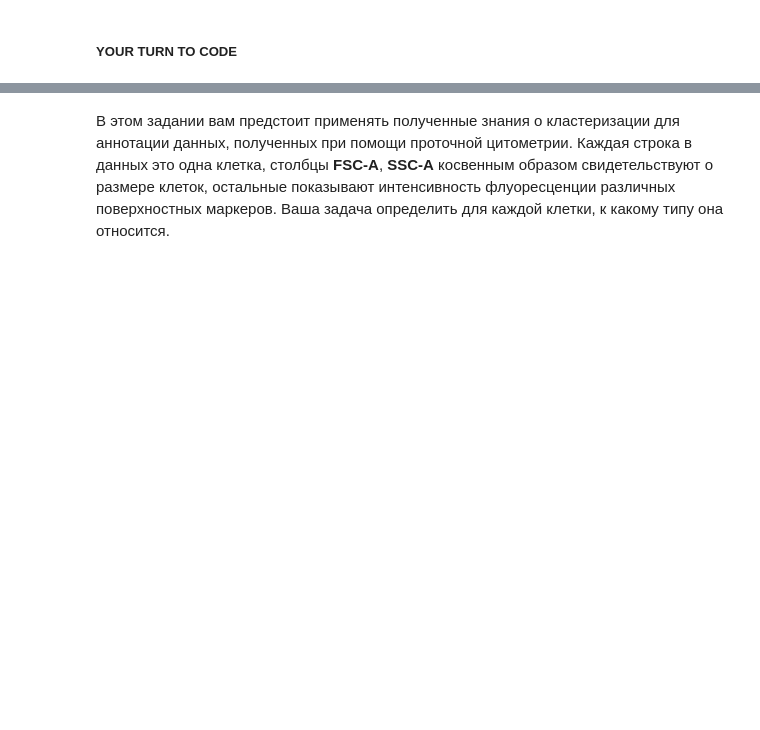
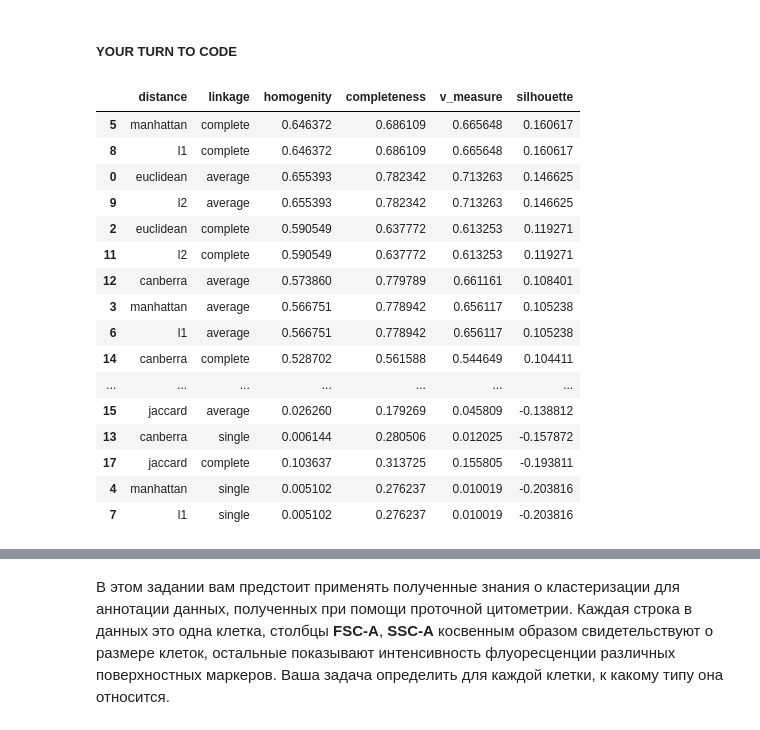
Before and after one commit to nvaulin/ML_BI_2023, a Jupyter notebook: HW3_Unsupervised/Cluster_tSNE.ipynb, the cells around one changed output, grey strips where cells are left out. Drawn from its saved outputs; the diff is of its cells as text; code cells hidden in the pictures; blank space fills up the shorter version.

```diff
--- a/HW3_Unsupervised/Cluster_tSNE.ipynb
+++ b/HW3_Unsupervised/Cluster_tSNE.ipynb
@@ -256,2 +274,23 @@ def algorithm_selection(X, distances, algorithms, metrics):
 
     return compare_dataframe
+# %%
+selection_scores = select_algorithm(X)
+selection_scores.sort_values('silhouette', ascending=False)
+# %% [output]
+|  | distance | linkage | homogenity | completeness | v_measure | silhouette |
+| 5 | manhattan | complete | 0.646372 | 0.686109 | 0.665648 | 0.160617 |
+| 8 | l1 | complete | 0.646372 | 0.686109 | 0.665648 | 0.160617 |
+| 0 | euclidean | average | 0.655393 | 0.782342 | 0.713263 | 0.146625 |
+| 9 | l2 | average | 0.655393 | 0.782342 | 0.713263 | 0.146625 |
+| 2 | euclidean | complete | 0.590549 | 0.637772 | 0.613253 | 0.119271 |
+| 11 | l2 | complete | 0.590549 | 0.637772 | 0.613253 | 0.119271 |
+| 12 | canberra | average | 0.573860 | 0.779789 | 0.661161 | 0.108401 |
+| 3 | manhattan | average | 0.566751 | 0.778942 | 0.656117 | 0.105238 |
+| 6 | l1 | average | 0.566751 | 0.778942 | 0.656117 | 0.105238 |
+| 14 | canberra | complete | 0.528702 | 0.561588 | 0.544649 | 0.104411 |
+| ... | ... | ... | ... | ... | ... | ... |
+| 15 | jaccard | average | 0.026260 | 0.179269 | 0.045809 | -0.138812 |
+| 13 | canberra | single | 0.006144 | 0.280506 | 0.012025 | -0.157872 |
+| 17 | jaccard | complete | 0.103637 | 0.313725 | 0.155805 | -0.193811 |
+| 4 | manhattan | single | 0.005102 | 0.276237 | 0.010019 | -0.203816 |
+| 7 | l1 | single | 0.005102 | 0.276237 | 0.010019 | -0.203816 |
```
Also changed, not shown: parts of 7 cells of this notebook.
